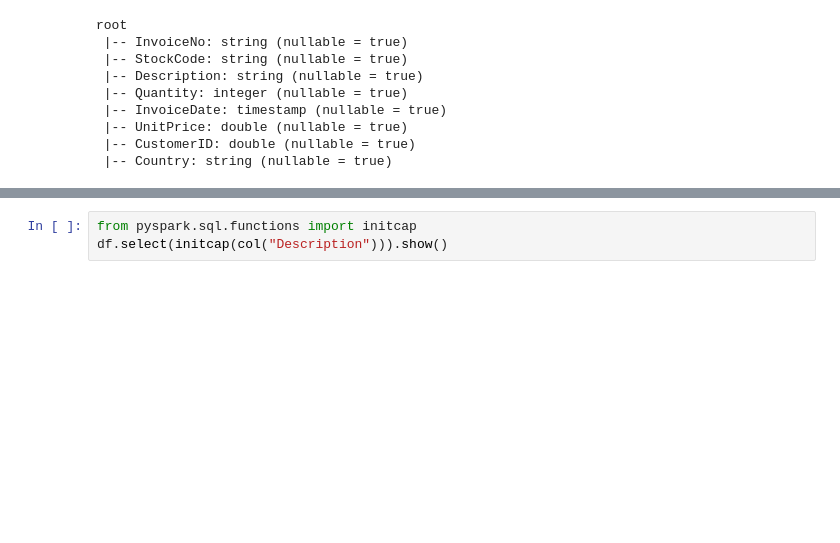
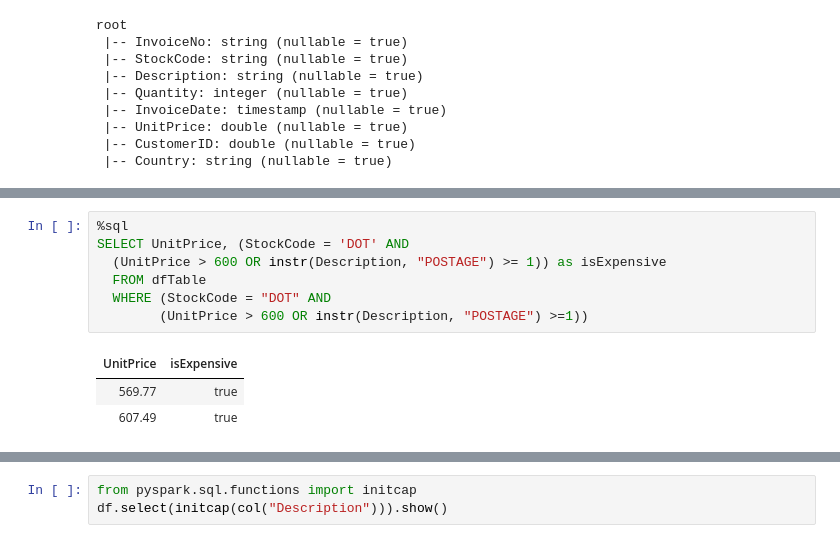
Before and after one commit to brianclements03/Databricks_Apache_Spark_Developer, a Jupyter notebook: Structured_APIs-Chapter_6_Working_with_Different_Types_of_Data.ipynb, the cells around one changed output, grey strips where cells are left out. Saved outputs shown, nothing was run; the diff lists cells and outputs as text; blank space fills up the shorter version.

```diff
--- a/Structured_APIs-Chapter_6_Working_with_Different_Types_of_Data.ipynb
+++ b/Structured_APIs-Chapter_6_Working_with_Different_Types_of_Data.ipynb
@@ -41,3 +104,14 @@ df.withColumn("isExpensive", DOTCodeFilter & (priceFilter | descripFilter))\
+# %%
+%sql
+SELECT UnitPrice, (StockCode = 'DOT' AND
+  (UnitPrice > 600 OR instr(Description, "POSTAGE") >= 1)) as isExpensive
+  FROM dfTable
+  WHERE (StockCode = "DOT" AND
+        (UnitPrice > 600 OR instr(Description, "POSTAGE") >=1))
+# %% [output]
+| UnitPrice | isExpensive |
+| 569.77 | true |
+| 607.49 | true |
 # %%
 from pyspark.sql.functions import expr
 df.withColumn("isExpensive", expr("NOT UnitPrice <= 250"))\
```
Also changed, not shown: parts of 26 cells of this notebook.
